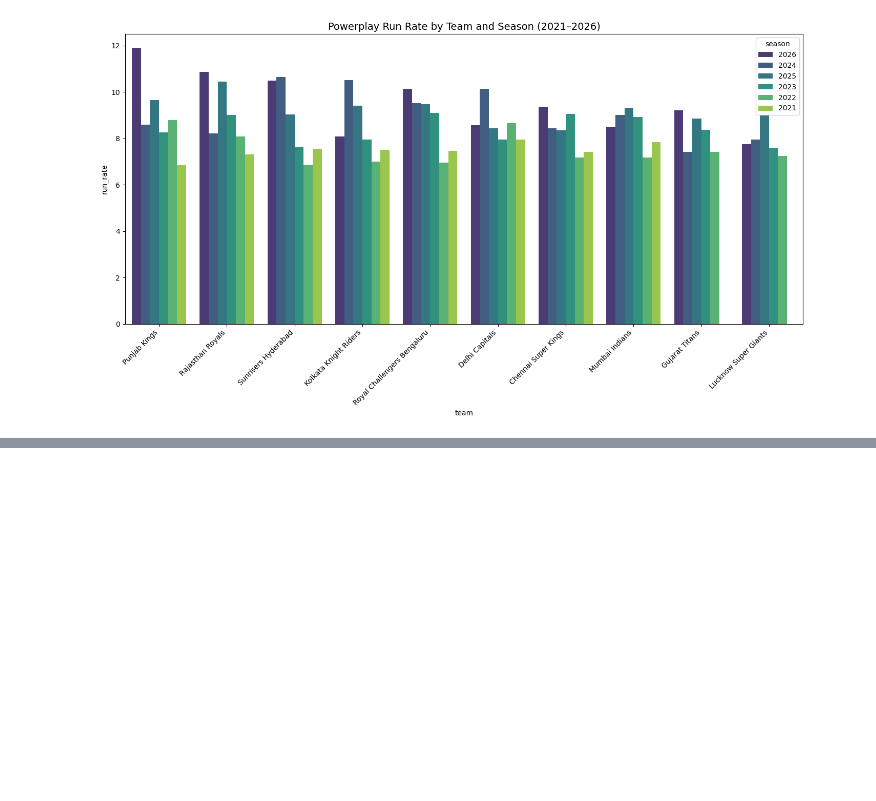
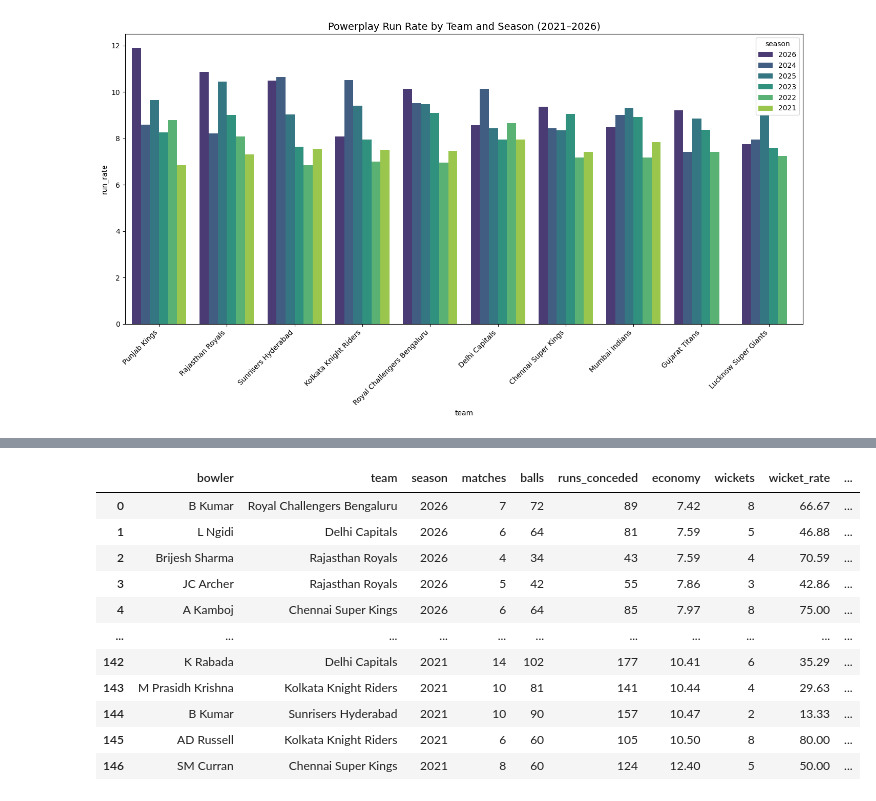
Before and after one commit to Krishna-OO3/ipl-analytics, a Jupyter notebook: notebooks/exploration.ipynb, the cells around one changed output, grey strips where cells are left out. Saved outputs shown, nothing was run; the diff lists cells and outputs as text; code cells hidden in the pictures; blank space fills up the shorter version.

```diff
--- a/notebooks/exploration.ipynb
+++ b/notebooks/exploration.ipynb
@@ -91,0 +110,90 @@ plt.show()
+# %%
+async def death_over_economy():
+    conn = await get_conn()
+
+    # query = """
+    #     SELECT
+    #         p.player_name,
+    #         m.season,
+    #         COUNT(DISTINCT d.match_id) as matches,
+    #         COUNT(*) as balls,
+    #         SUM(d.runs_total) as runs_conceded,
+    #         ROUND(SUM(d.runs_total) * 6.0 / COUNT(*), 2) as economy,
+    #         SUM(CASE WHEN d.is_wicket THEN 1 ELSE 0 END) as wickets,
+    #         ROUND(SUM(CASE WHEN d.is_wicket THEN 1 ELSE 0 END) * 6.0 / COUNT(*) * 100, 2) as wicket_rate,
+    #         ROUND(COUNT(*) * 1.0 /
+    #               CASE WHEN m.season = '2026' THEN 30
+    #               ELSE 60 END, 2) as sample_reliability
+    #     FROM deliveries d
+    #     JOIN matches m ON d.match_id = m.match_id
+    #     JOIN players p ON d.bowler_id = p.player_id
+    #     WHERE d.over_num BETWEEN 15 AND 19
+    #     AND m.season IN ('2021', '2022', '2023', '2024', '2025', '2026')
+    #     AND d.is_super_over = FALSE
+    #     AND (d.extra_type NOT IN ('wides', 'noballs') OR d.extra_type IS NULL)
+    #     GROUP BY p.player_name, m.season
+    #     HAVING COUNT(*) >= CASE
+    #         WHEN m.season = '2026' THEN 30
+    #         ELSE 60
+    #     END
+    #     ORDER BY season DESC, economy ASC
+    # """
+    query = """
+        SELECT
+            p.player_name,
+            CASE
+                WHEN d.batting_team_id = m.team1_id THEN t2.team_name
+                ELSE t1.team_name
+            END as bowling_team,
+            m.season,
+            COUNT(DISTINCT d.match_id) as matches,
+            COUNT(*) as balls,
+            SUM(d.runs_total) as runs_conceded,
+            ROUND(SUM(d.runs_total) * 6.0 / COUNT(*), 2) as economy,
+            SUM(CASE WHEN d.is_wicket THEN 1 ELSE 0 END) as wickets,
+            ROUND(SUM(CASE WHEN d.is_wicket THEN 1 ELSE 0 END) * 6.0 / COUNT(*) * 100, 2) as wicket_rate,
+            ROUND(COUNT(*) * 1.0 /
+                CASE WHEN m.season = '2026' THEN 30
+                ELSE 60 END, 2) as sample_reliability
+        FROM deliveries d
+        JOIN matches m ON d.match_id = m.match_id
+        JOIN players p ON d.bowler_id = p.player_id
+        JOIN teams t1 ON m.team1_id = t1.team_id
+        JOIN teams t2 ON m.team2_id = t2.team_id
+        WHERE d.over_num BETWEEN 15 AND 19
+        AND m.season IN ('2021', '2022', '2023', '2024', '2025', '2026')
+        AND d.is_super_over = FALSE
+        AND (d.extra_type NOT IN ('wides', 'noballs') OR d.extra_type IS NULL)
+        GROUP BY
+            p.player_name,
+            CASE
+                WHEN d.batting_team_id = m.team1_id THEN t2.team_name
+                ELSE t1.team_name
+            END,
+            m.season
+        HAVING COUNT(*) >= CASE
+            WHEN m.season = '2026' THEN 30
+            ELSE 60
+        END
+        ORDER BY m.season DESC, economy ASC;
+    """
+
+    rows = await conn.fetch(query)
+    await conn.close()
+    return pd.DataFrame(rows, columns=['bowler', 'team', 'season', 'matches', 'balls', 'runs_conceded', 'economy', 'wickets', 'wicket_rate', 'sample_reliability'])
+
+df_death = await death_over_economy()
+df_death
+# %% [output]
+|  | bowler | team | season | matches | balls | runs_conceded | economy | wickets | wicket_rate | ... |
+| 0 | B Kumar | Royal Challengers Bengaluru | 2026 | 7 | 72 | 89 | 7.42 | 8 | 66.67 | ... |
+| 1 | L Ngidi | Delhi Capitals | 2026 | 6 | 64 | 81 | 7.59 | 5 | 46.88 | ... |
+| 2 | Brijesh Sharma | Rajasthan Royals | 2026 | 4 | 34 | 43 | 7.59 | 4 | 70.59 | ... |
+| 3 | JC Archer | Rajasthan Royals | 2026 | 5 | 42 | 55 | 7.86 | 3 | 42.86 | ... |
+| 4 | A Kamboj | Chennai Super Kings | 2026 | 6 | 64 | 85 | 7.97 | 8 | 75.00 | ... |
+| ... | ... | ... | ... | ... | ... | ... | ... | ... | ... | ... |
+| 142 | K Rabada | Delhi Capitals | 2021 | 14 | 102 | 177 | 10.41 | 6 | 35.29 | ... |
+| 143 | M Prasidh Krishna | Kolkata Knight Riders | 2021 | 10 | 81 | 141 | 10.44 | 4 | 29.63 | ... |
+| 144 | B Kumar | Sunrisers Hyderabad | 2021 | 10 | 90 | 157 | 10.47 | 2 | 13.33 | ... |
+| 145 | AD Russell | Kolkata Knight Riders | 2021 | 6 | 60 | 105 | 10.50 | 8 | 80.00 | ... |
+| 146 | SM Curran | Chennai Super Kings | 2021 | 8 | 60 | 124 | 12.40 | 5 | 50.00 | ... |
```
Also changed, not shown: parts of 4 cells of this notebook, 2 other files.
